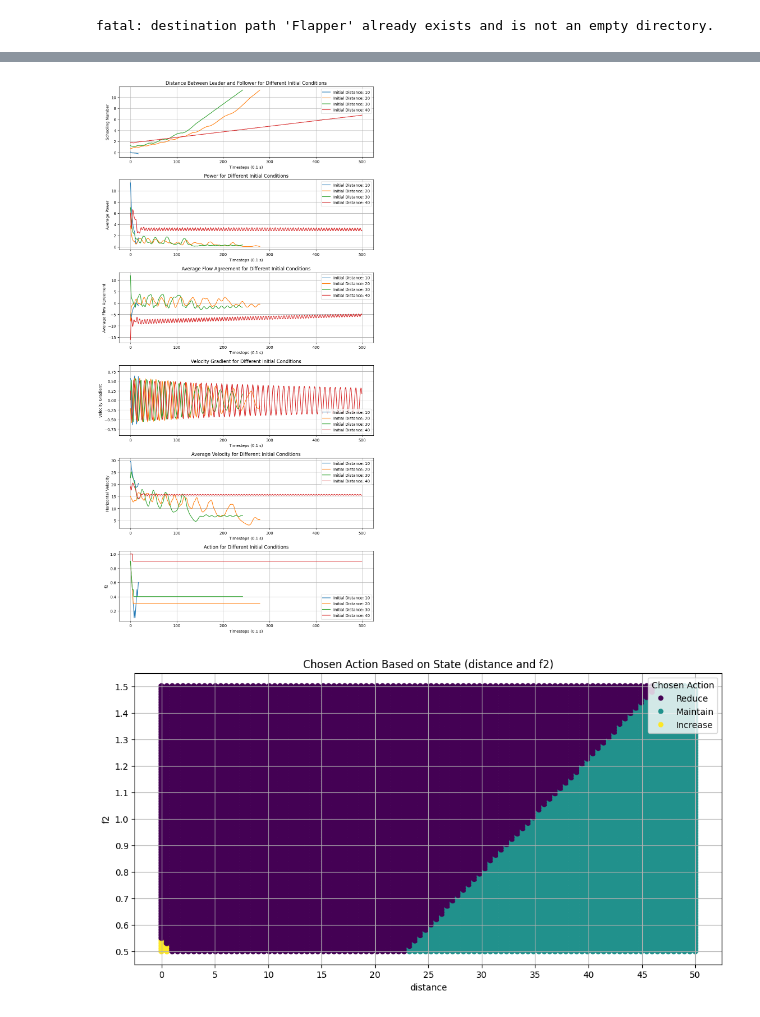
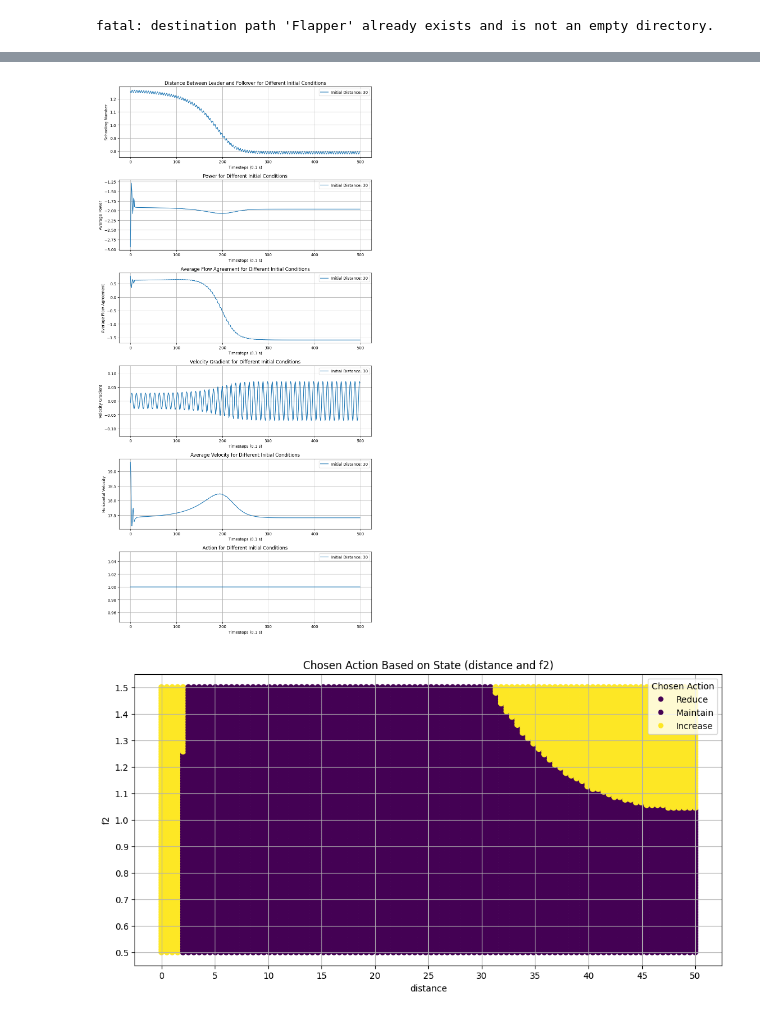
Before and after one commit to victorbuenog/Flapper, a Jupyter notebook: Flappertorch.ipynb, the cells around one changed output, grey strips where cells are left out. Drawn from its saved outputs; the diff is of its cells as text; code cells hidden in the pictures.

Commit message:
Power calculation updated

```diff
--- a/Flappertorch.ipynb
+++ b/Flappertorch.ipynb
@@ -59,7 +59,7 @@ class SwimmerEnv(gym.Env):
     s = 15.
     c = 4.
     As = s * c
-    T = 10
+    T = 0.5
     m = 80.
     Ct = .96
     Cd = .25
@@ -92,7 +92,7 @@ class SwimmerEnv(gym.Env):
             obs_low.append(0.)
             obs_high.append(numpy.inf)
         if 'power' in observations:
-            obs_low.append(0.)
+            obs_low.append(-numpy.inf)
             obs_high.append(numpy.inf)
 
         self.observation_space = spaces.Box(low=numpy.array(obs_low), high=numpy.array(obs_high), dtype=numpy.float32)
@@ -194,10 +194,11 @@ class SwimmerEnv(gym.Env):
         v_flow_head = self.A1*self.f1*numpy.cos(2*numpy.pi*self.f1*(self.tt-self.t_delay_head))*numpy.exp(-self.t_delay_head/self.T)
         v_gradient = (v_flow_head - v_flow)/self.c
 
-        alpha = numpy.arctan2(shoot_info['v2']-v_flow, self.flap[1])
-        Cl = 5.7 * alpha;
-        Fl = Cl*self.rho*self.As*self.flap[1]**2/2
-        self.power = numpy.abs(Fl*self.flap[1]) / 1e5
+        alpha = -numpy.arctan2(shoot_info['v2']-v_flow, self.flap[1])
+        Cl = 2*numpy.pi*numpy.sin(alpha)
+        L = Cl*self.rho*self.As*self.flap[1]**2/2
+        Fy = L*numpy.cos(-alpha)
+        self.power = (Fy*shoot_info['v2']) / 1e5
 
         self.distance = self.x1 - self.flap[0]-self.c  # Distance between leader and follower
         done = False
@@ -769,7 +770,7 @@ class Trainer(object):
     def create_video(self, ic=InitialCondition(distance=30, f2=1.), time=10):
         state = self.env.reset(ic)
 
-        airfoil_path = self.naca_airfoil("0016")
+        airfoil_path = self.naca_airfoil("0017")
         self.fish_marker = MarkerStyle(airfoil_path, transform=mpl.transforms.Affine2D().scale(16))
 
         self.leader_positions = []
@@ -836,14 +837,14 @@ fatal: destination path 'Flapper' already exists and is not an empty directory.
 # Single Run
 device = torch.device("cuda:0" if torch.cuda.is_available() else "cpu")
 trainer = Trainer(
-    action='f2',  # None, 'f2', or 'A2'
+    action=None,  # None, 'f2', or 'A2'
     observations=['f2', 'distance'],  # may contain: 'distance', 'f2', 'A2', 'flow agreement', 'avg flow agreement', 'velocity'
     rewards=['power'],  # may contain: 'distance', 'flow agreement'
 )
 
 # train from scratch
 icfn = lambda: InitialCondition().random(['f2','distance'])
-trainer.train(initial_condition_fn=icfn, episodes=2000)
+trainer.train(initial_condition_fn=icfn, episodes=2)
 
 # load from pth
 # model_path = f"Flapper/Policies/{trainer.get_policy(episodes=1000)}"
@@ -887,7 +871,7 @@ Episode 2000     avg length: 251         reward: -100.32262195512837
 # %%
-trainer.test_initial_conditions(InitialCondition(distance=dd, A2=2.) for dd in range(10, 41, 10))
+trainer.test_initial_conditions(InitialCondition(distance=dd, f2=1.) for dd in range(30, 35, 10))
 # %% [output]
-[figure, old version]
+[figure, new version]
 # %%
 # plot the policy
 fa_range = numpy.linspace(-10, 10, 100)
@@ -905,6 +889,6 @@ trainer.plot_policy(
     p_range=p_range
 )
 # %% [output]
-[figure, old version]
+[figure, new version]
 # %%
 # trainer.create_video(time=20, ic=InitialCondition(distance=30, A2=2.5))
```
Also changed, not shown: parts of 1 cell of this notebook.
